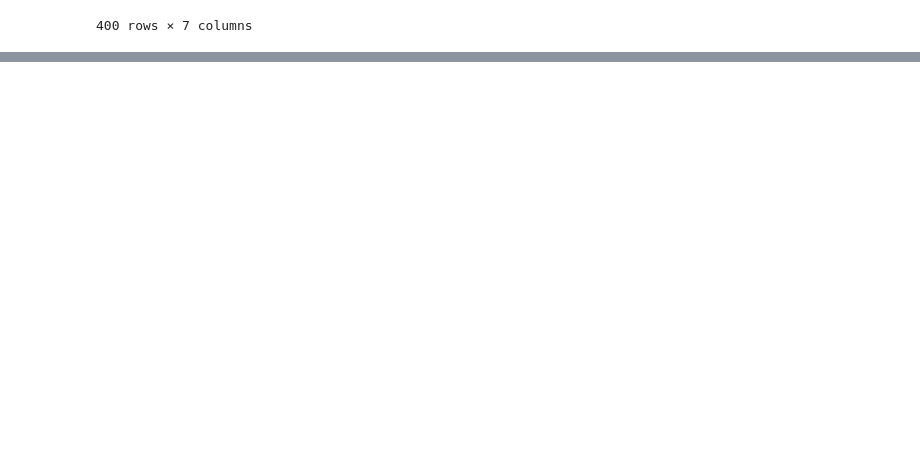
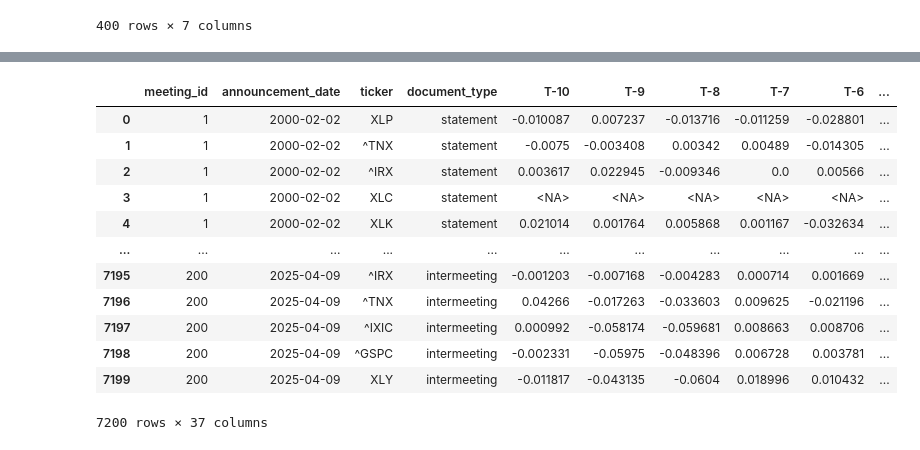
Before and after one commit to jonahnathan0/Fed_Announcements, a Jupyter notebook: Dataset_Build.ipynb, the cells around one changed output, grey strips where cells are left out. Cells and saved outputs as stored; diff of their text form; code cells hidden in the pictures; blank space fills up the shorter version.

Commit message:
Big Sentiment Progress
Still need to go back and fix the word lists and getting rid of nonsense text in the documents

```diff
--- a/Dataset_Build.ipynb
+++ b/Dataset_Build.ipynb
@@ -740,0 +979,46 @@ combined_with_sentiment.to_csv('raw_data/combined_with_sentiment.csv')
+# %%
+def assign_meeting_ids(df):
+    df = df.copy()
+    df['meeting_id'] = 0
+    for doc_type in ['statement', 'intermeeting']:
+        mask = df['doc_type'] == doc_type
+        df.loc[mask, 'meeting_id'] = range(1, mask.sum() + 1)
+    return df
+
+monetary_policy_sentiment_df = assign_meeting_ids(monetary_policy_sentiment_df)
+economic_conditions_sentiment_df = assign_meeting_ids(economic_conditions_sentiment_df)
+forward_guidance_sentiment_df = assign_meeting_ids(forward_guidance_sentiment_df)
+balance_sheet_policy_sentiment_df = assign_meeting_ids(balance_sheet_policy_sentiment_df)
+# %%
+
+
+sentiment_all_topics = monetary_policy_sentiment_df[['meeting_id', 'doc_type', 'MP_Positive_Score', 'MP_Negative_Score']] \
+    .merge(economic_conditions_sentiment_df[['meeting_id', 'doc_type', 'EC_Positive_Score', 'EC_Negative_Score']],
+           on=['meeting_id', 'doc_type'], how='outer') \
+    .merge(forward_guidance_sentiment_df[['meeting_id', 'doc_type', 'FG_Positive_Score', 'FG_Negative_Score']],
+           on=['meeting_id', 'doc_type'], how='outer') \
+    .merge(balance_sheet_policy_sentiment_df[['meeting_id', 'doc_type', 'BSP_Positive_Score', 'BSP_Negative_Score']],
+           on=['meeting_id', 'doc_type'], how='outer')
+# %%
+new_combined_with_sentiment = combined_with_sentiment.merge(
+    sentiment_all_topics,
+    left_on=['meeting_id', 'document_type'],
+    right_on=['meeting_id', 'doc_type'],
+    how='left'
+).drop(columns=['doc_type'])
+# %%
+new_combined_with_sentiment
+# %% [output]
+|  | meeting_id | announcement_date | ticker | document_type | T-10 | T-9 | T-8 | T-7 | T-6 | ... |
+| 0 | 1 | 2000-02-02 | XLP | statement | -0.010087 | 0.007237 | -0.013716 | -0.011259 | -0.028801 | ... |
+| 1 | 1 | 2000-02-02 | ^TNX | statement | -0.0075 | -0.003408 | 0.00342 | 0.00489 | -0.014305 | ... |
+| 2 | 1 | 2000-02-02 | ^IRX | statement | 0.003617 | 0.022945 | -0.009346 | 0.0 | 0.00566 | ... |
+| 3 | 1 | 2000-02-02 | XLC | statement | <NA> | <NA> | <NA> | <NA> | <NA> | ... |
+| 4 | 1 | 2000-02-02 | XLK | statement | 0.021014 | 0.001764 | 0.005868 | 0.001167 | -0.032634 | ... |
+| ... | ... | ... | ... | ... | ... | ... | ... | ... | ... | ... |
+| 7195 | 200 | 2025-04-09 | ^IRX | intermeeting | -0.001203 | -0.007168 | -0.004283 | 0.000714 | 0.001669 | ... |
+| 7196 | 200 | 2025-04-09 | ^TNX | intermeeting | 0.04266 | -0.017263 | -0.033603 | 0.009625 | -0.021196 | ... |
+| 7197 | 200 | 2025-04-09 | ^IXIC | intermeeting | 0.000992 | -0.058174 | -0.059681 | 0.008663 | 0.008706 | ... |
+| 7198 | 200 | 2025-04-09 | ^GSPC | intermeeting | -0.002331 | -0.05975 | -0.048396 | 0.006728 | 0.003781 | ... |
+| 7199 | 200 | 2025-04-09 | XLY | intermeeting | -0.011817 | -0.043135 | -0.0604 | 0.018996 | 0.010432 | ... |
+7200 rows × 37 columns
```
Also changed, not shown: parts of 14 cells of this notebook, 8 other files.
